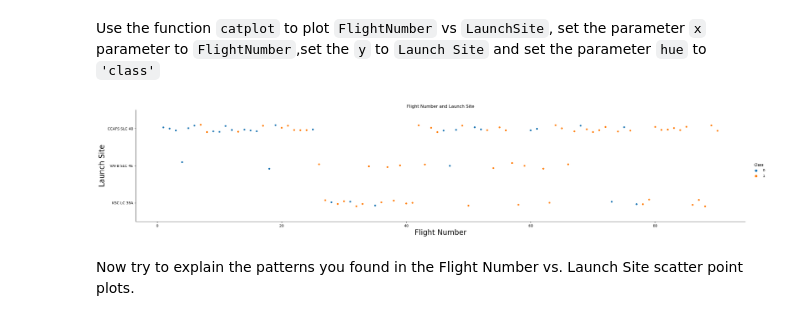
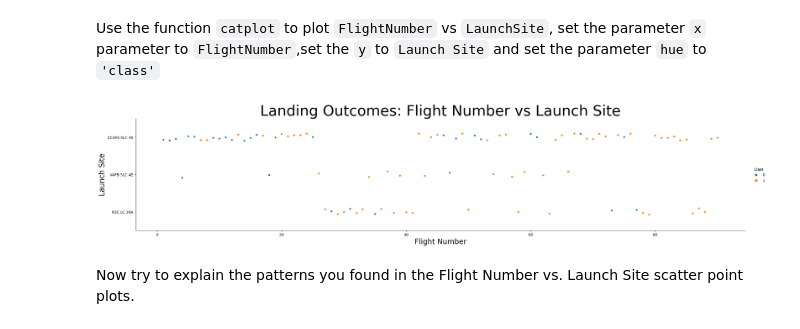
Before and after one commit to kymayodeji/SpaceX, a Jupyter notebook: spacex-eda-dataviz.ipynb, the cells around one changed output. Drawn from its saved outputs; the diff is of its cells as text; code cells hidden in the pictures.

```diff
--- a/spacex-eda-dataviz.ipynb
+++ b/spacex-eda-dataviz.ipynb
@@ -86,12 +87,12 @@ Use the function <code>catplot</code> to plot <code>FlightNumber</code> vs <code
 # %%
 # Plot a scatter point chart with x axis to be Flight Number and y axis to be the launch site, and hue to be the class value
 sns.catplot(data=df, x='FlightNumber', y='LaunchSite', hue='Class', aspect=5)
 plt.xlabel('Flight Number', fontsize=20)
 plt.ylabel('Launch Site', fontsize=20)
-plt.title ('Flight Number and Launch Site')
+plt.title ('Landing Outcomes: Flight Number vs Launch Site', fontsize=40)
 plt.show()
 # %% [output]
-[figure, old version]
+[figure, new version]
 # %% [markdown]
 Now try to explain the patterns you found in the Flight Number vs. Launch Site scatter point plots.
 # %% [markdown]
```
Also changed, not shown: parts of 6 cells of this notebook.
